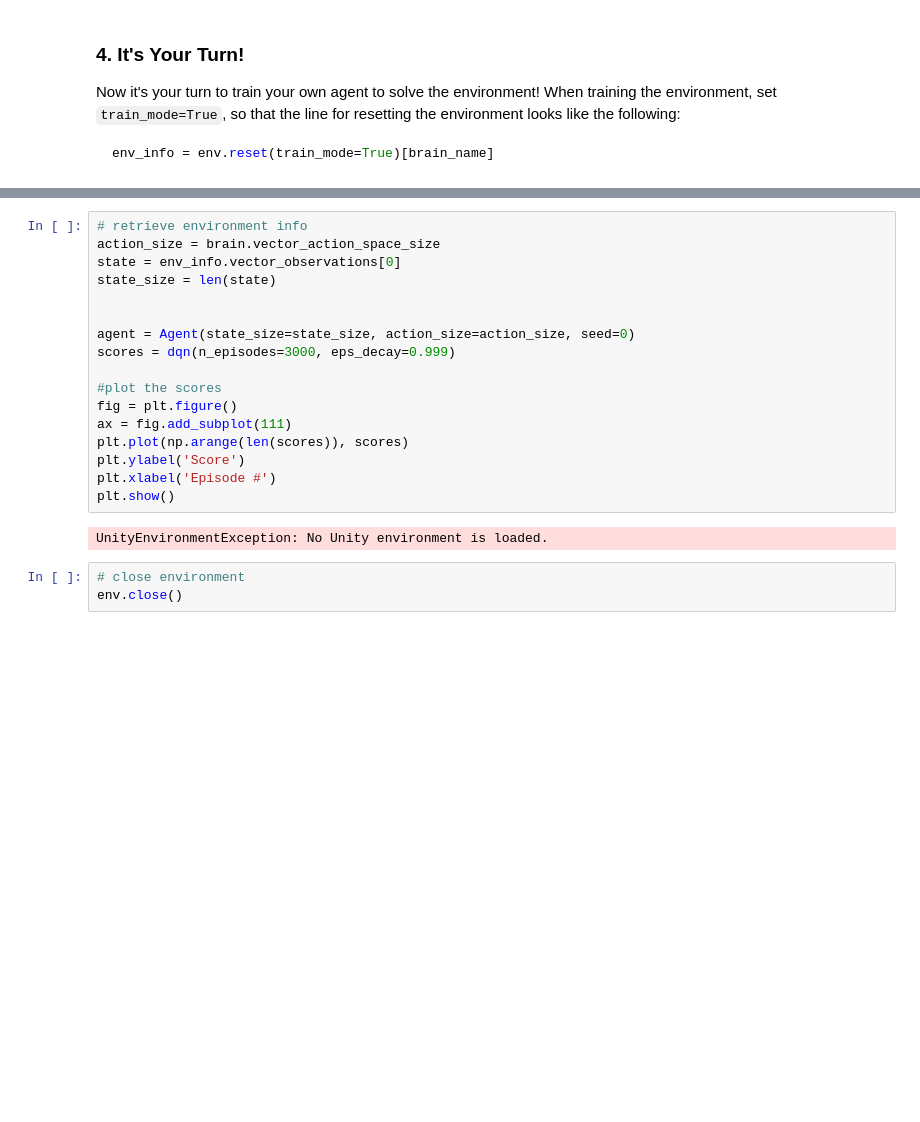
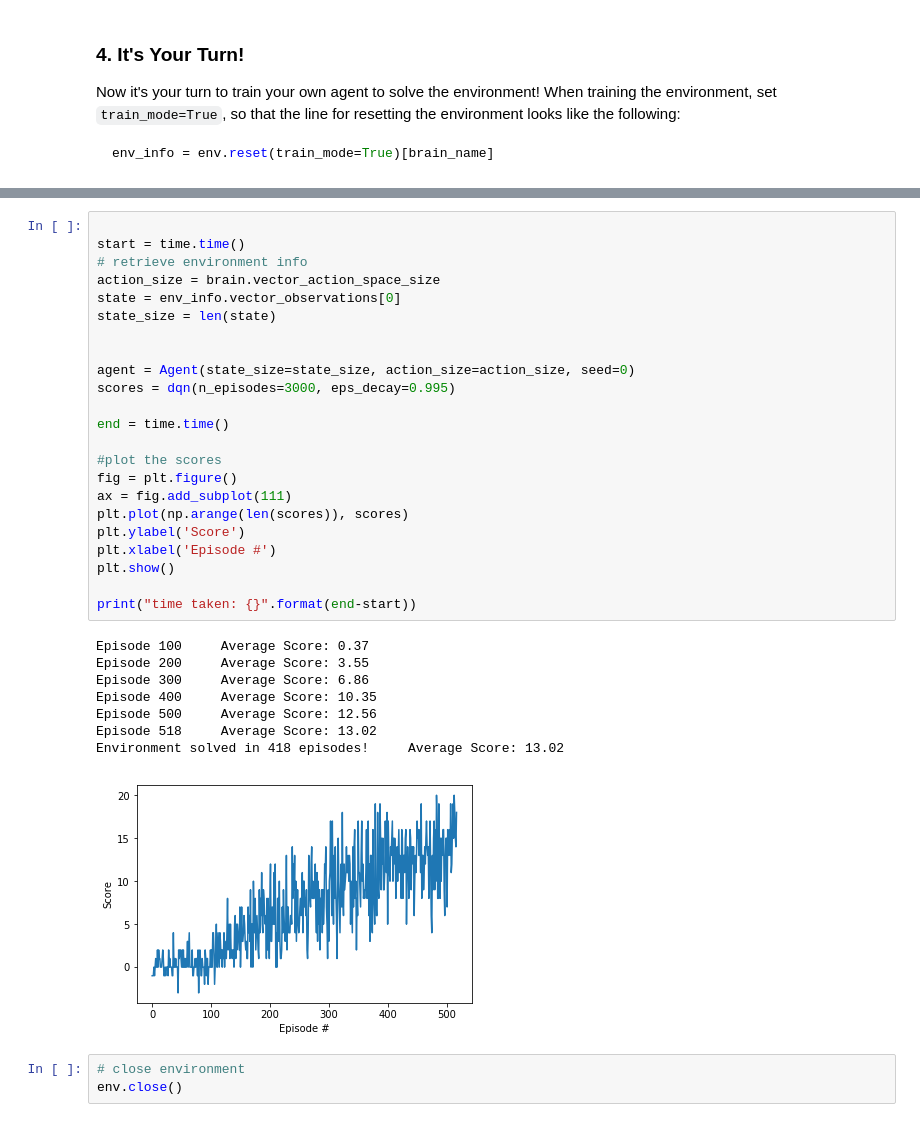
Before and after one commit to Worulz/deep-reinforcement-learning, a Jupyter notebook: p1_navigation/Navigation.ipynb, the cells around one changed output, grey strips where cells are left out. Drawn from its saved outputs; the diff is of its cells as text; blank space fills up the shorter version.

```diff
--- a/p1_navigation/Navigation.ipynb
+++ b/p1_navigation/Navigation.ipynb
@@ -190,24 +191,37 @@ def dqn(n_episodes=2000, max_t=1000, eps_start=1.0, eps_end=0.01, eps_decay=0.99
             break
     return scores
 # %%
+
+start = time.time()
 # retrieve environment info
 action_size = brain.vector_action_space_size
 state = env_info.vector_observations[0]
 state_size = len(state)
 
 
 agent = Agent(state_size=state_size, action_size=action_size, seed=0)
-scores = dqn(n_episodes=3000, eps_decay=0.999)
+scores = dqn(n_episodes=3000, eps_decay=0.995)
+
+end = time.time()
 
 #plot the scores
 fig = plt.figure()
 ax = fig.add_subplot(111)
 plt.plot(np.arange(len(scores)), scores)
 plt.ylabel('Score')
 plt.xlabel('Episode #')
 plt.show()
+
+print("time taken: {}".format(end-start))
 # %% [output]
-UnityEnvironmentException: No Unity environment is loaded.
+Episode 100     Average Score: 0.37
+Episode 200     Average Score: 3.55
+Episode 300     Average Score: 6.86
+Episode 400     Average Score: 10.35
+Episode 500     Average Score: 12.56
+Episode 518     Average Score: 13.02
+Environment solved in 418 episodes!     Average Score: 13.02
+[figure, added]
 # %%
 # close environment
 env.close()
```
Also changed, not shown: parts of 2 cells of this notebook, 1 other file.
